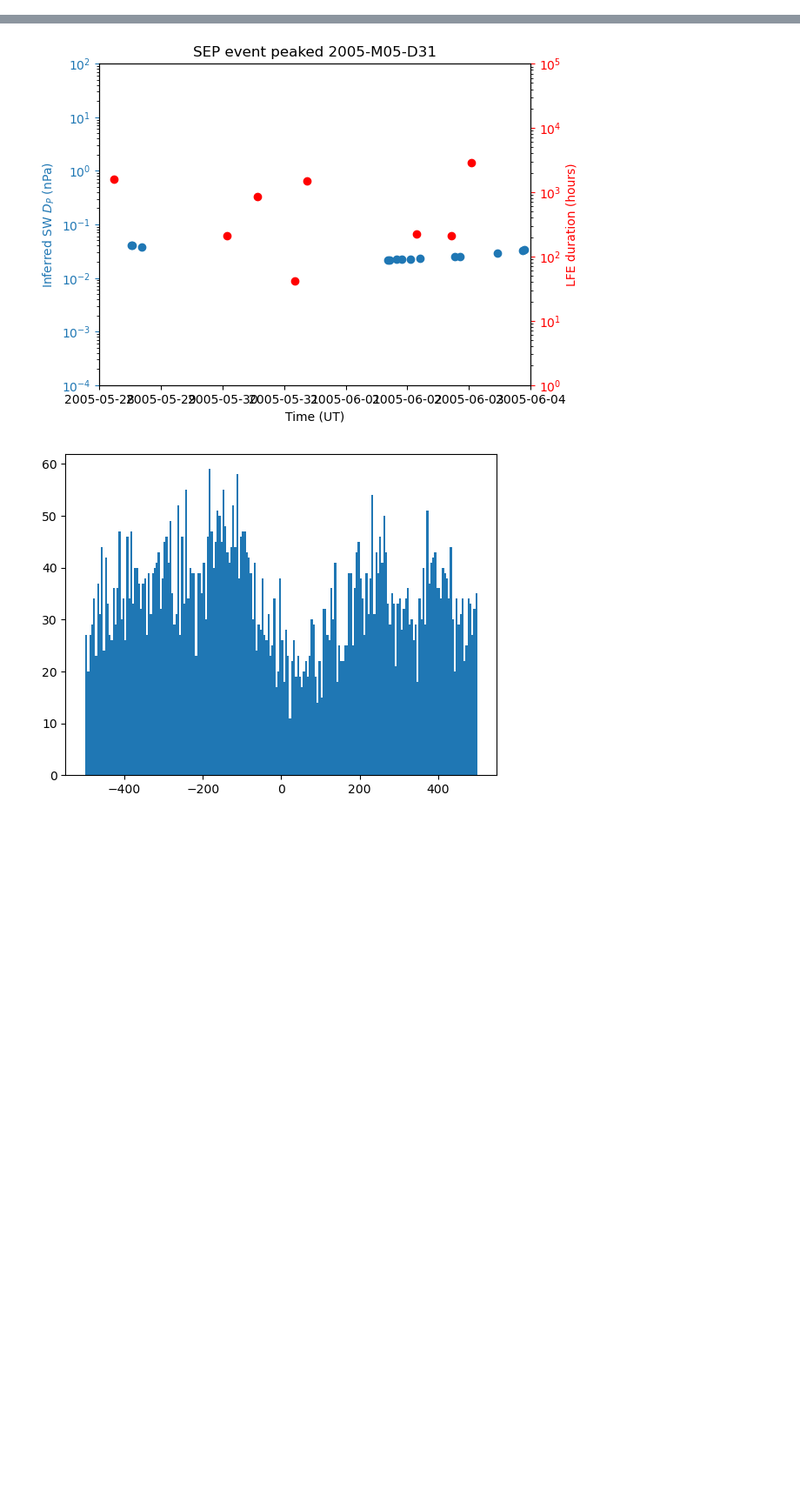
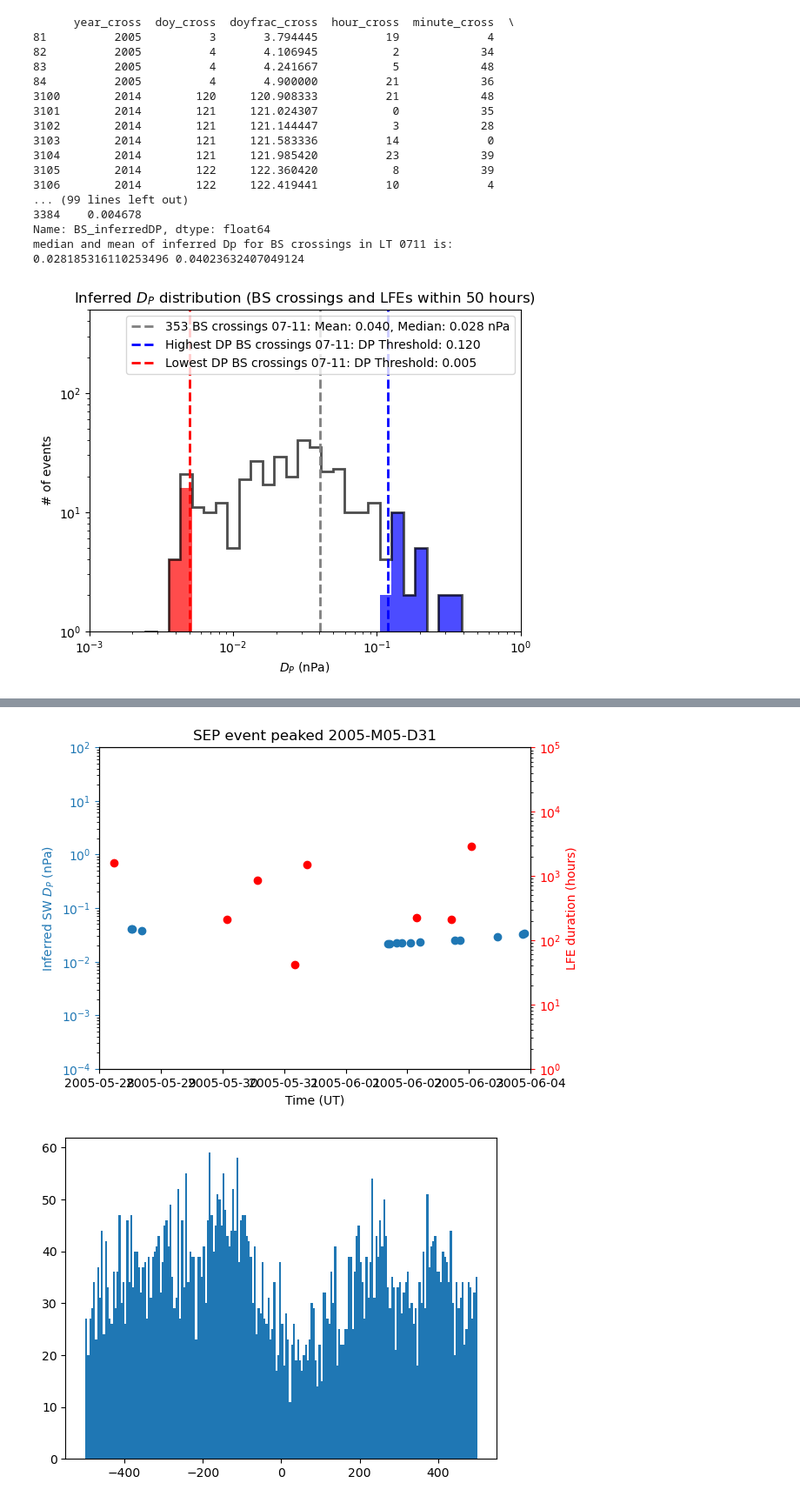
Before and after one commit to DIASPlanetary/Saturn_LFEs, a Jupyter notebook: fig12_13_SW_compression_markers/SW_CompressionMarkers_vs_LFETimes.ipynb, the cells around one changed output, grey strips where cells are left out. Shown at 87% size. Cells and saved outputs as stored; diff of their text form; code cells hidden in the pictures; blank space fills up the shorter version.

Commit message:
updates to code to make paper ready figures

```diff
--- a/fig12_13_SW_compression_markers/SW_CompressionMarkers_vs_LFETimes.ipynb
+++ b/fig12_13_SW_compression_markers/SW_CompressionMarkers_vs_LFETimes.ipynb
@@ -320,0 +128,75 @@ median and mean of inferred Dp for Long LFEs 07-11 hr LT is:
+# %%
+#Manually search for some of the highest inferred DP times and see if there are LFEs anywhere nearby
+
+highest_DP_BS_allLT=Cassini_crossings.loc[(Cassini_crossings["type_cross"] == b"BS") & (Cassini_crossings["BS_inferredDP"] > 0.1)]
+
+highthreshold=0.12
+highest_DP_BS_0711=Cassini_crossings.loc[(Cassini_crossings["type_cross"] == b"BS") & (Cassini_crossings["BS_inferredDP"] > highthreshold) & (Cassini_crossings["localtime_cross"] >7) & (Cassini_crossings["localtime_cross"] <=11)]
+#print(len(highest_DP_BS_0711))
+
+pd.set_option('display.max_rows', None)
+#print(highest_DP_BS_0711)
+#print(highest_DP_BS_0711["BS_inferredDP"])
+
+
+lowthreshold=0.005
+lowest_DP_BS_0711=Cassini_crossings.loc[(Cassini_crossings["type_cross"] == b"BS") & (Cassini_crossings["BS_inferredDP"] < lowthreshold) & (Cassini_crossings["localtime_cross"] >7) & (Cassini_crossings["localtime_cross"] <=11)]
+print(lowest_DP_BS_0711)
+print(lowest_DP_BS_0711["BS_inferredDP"])
+#condition=Cassini_crossings.loc[(Cassini_crossings["type_cross"] == b"MP") & (Cassini_crossings["year_cross"] == 2008) & (Cassini_crossings["localtime_cross"] >7) & (Cassini_crossings["localtime_cross"] <=11)]
+#print(condition)
+
+
+
+#Plot distribution of All inferred DP (from BS crossings)
+#Compare to distributions of LFEs that happen close to BS crossings
+fix,ax=plt.subplots()
+nbins=50
+bins=np.logspace(np.log10(0.0001),np.log10(1), nbins)
+ax.hist(BS_crossings_allDP_LT0711["BS_inferredDP"],bins=bins,color='black',alpha=0.7,histtype="step",linewidth=2)
+#,histtype="step")
+ax.set_xlabel("$D_P$ (nPa)")
+ax.set_ylabel("# of events")
+ax.set_yscale('log')
+ax.set_ylim([1e0,5e2]) #for when we don't set density=True
+#ax.set_ylim([1e-2,1e4]) #for when we set density=True to give a normalised histogram
+ax.set_xscale('log')
+ax.set_xlim([1e-3,1e0])
+ax.set_title('Inferred $D_P$ distribution (BS crossings and LFEs within 50 hours)')
+
+median_dp_AllBS_LT0711 = np.median(np.array(BS_crossings_allDP_LT0711["BS_inferredDP"]))
+mean_dp_AllBS_LT0711 = np.mean(np.array(BS_crossings_allDP_LT0711["BS_inferredDP"]))
+print('median and mean of inferred Dp for BS crossings in LT 0711 is: ')
+print(median_dp_AllBS_LT0711, mean_dp_AllBS_LT0711)
+ax.axvline(x=mean_dp_AllBS_LT0711, linewidth=2, linestyle="dashed", label=f"{len(BS_crossings_allDP_LT0711):.0f} BS crossings 07-11: Mean: {mean_dp_AllBS_LT0711:.3f}, Median: {median_dp_AllBS_LT0711:.3f} nPa",color='grey')
+
+
+#Now overplot the highest and lowest DP values
+ax.hist(highest_DP_BS_0711["BS_inferredDP"],bins=bins,color='blue',alpha=0.7)
+ax.axvline(x=highthreshold, linewidth=2, linestyle="dashed", label=f"Highest DP BS crossings 07-11: DP Threshold: {highthreshold:.3f}",color='blue')
+
+ax.hist(lowest_DP_BS_0711["BS_inferredDP"],bins=bins,color='red',alpha=0.7)
+ax.axvline(x=lowthreshold, linewidth=2, linestyle="dashed", label=f"Lowest DP BS crossings 07-11: DP Threshold: {lowthreshold:.3f}",color='red')
+
+plt.legend()
+plt.savefig("Inferred_Dp_dist_BS0711_high_lowDP.pdf",format="pdf")
+plt.show()
+# %% [output]
+      year_cross  doy_cross  doyfrac_cross  hour_cross  minute_cross  \
+81          2005          3       3.794445          19             4
+82          2005          4       4.106945           2            34
+83          2005          4       4.241667           5            48
+84          2005          4       4.900000          21            36
+3100        2014        120     120.908333          21            48
+3101        2014        121     121.024307           0            35
+3102        2014        121     121.144447           3            28
+3103        2014        121     121.583336          14             0
+3104        2014        121     121.985420          23            39
+3105        2014        122     122.360420           8            39
+3106        2014        122     122.419441          10             4
+... (99 lines left out)
+3384    0.004678
+Name: BS_inferredDP, dtype: float64
+median and mean of inferred Dp for BS crossings in LT 0711 is:
+0.028185316110253496 0.04023632407049124
+[figure, added]
```
Also changed, not shown: parts of 8 cells of this notebook, 15 other files.
